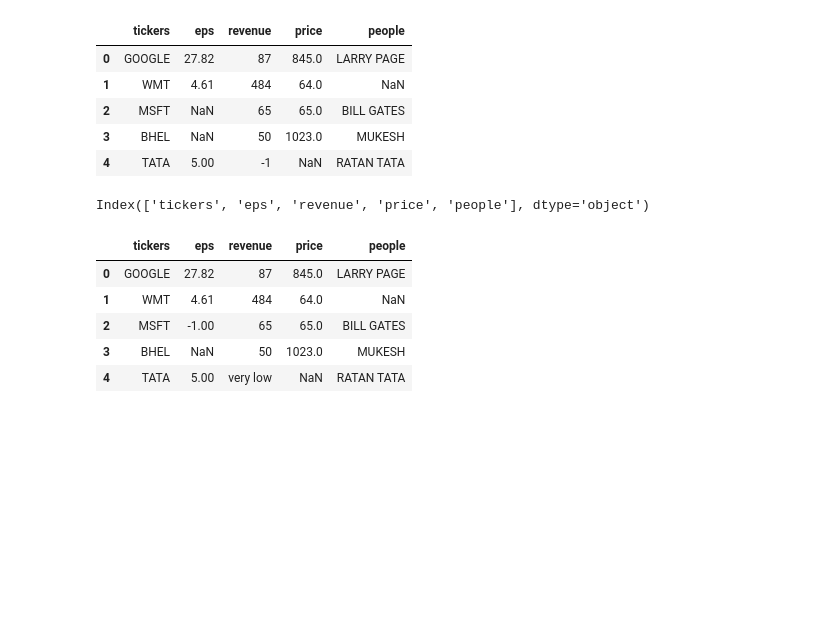
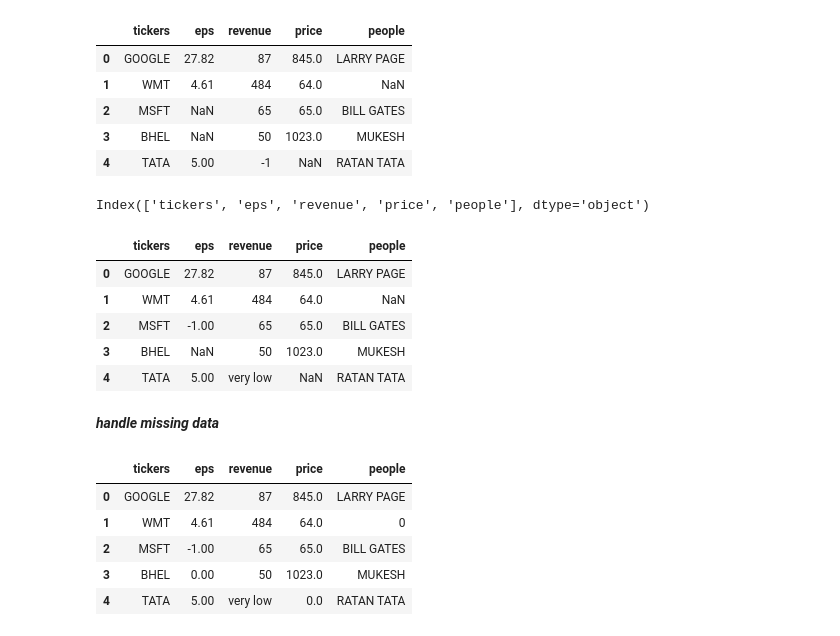
Before and after one commit to IM-RAHUL-RAJ/py_pandas_datascience, a Jupyter notebook: pandas2.ipynb, the cells around one changed output. Drawn from its saved outputs; the diff is of its cells as text; code cells hidden in the pictures; blank space fills up the shorter version.

Commit message:
handling missing data

```diff
--- a/pandas2.ipynb
+++ b/pandas2.ipynb
@@ -377,3 +377,5 @@ pd4
 | 2 | MSFT | -1.00 | 65 | 65.0 | BILL GATES |
 | 3 | BHEL | NaN | 50 | 1023.0 | MUKESH |
 | 4 | TATA | 5.00 | very low | NaN | RATAN TATA |
+# %% [markdown]
+***handle missing data***
@@ -379,0 +384,9 @@ pd4
+# %%
+pd4.fillna(0.0)
+# %% [output]
+|  | tickers | eps | revenue | price | people |
+| 0 | GOOGLE | 27.82 | 87 | 845.0 | LARRY PAGE |
+| 1 | WMT | 4.61 | 484 | 64.0 | 0 |
+| 2 | MSFT | -1.00 | 65 | 65.0 | BILL GATES |
+| 3 | BHEL | 0.00 | 50 | 1023.0 | MUKESH |
+| 4 | TATA | 5.00 | very low | 0.0 | RATAN TATA |
```
Also changed, not shown: parts of 17 cells of this notebook.
